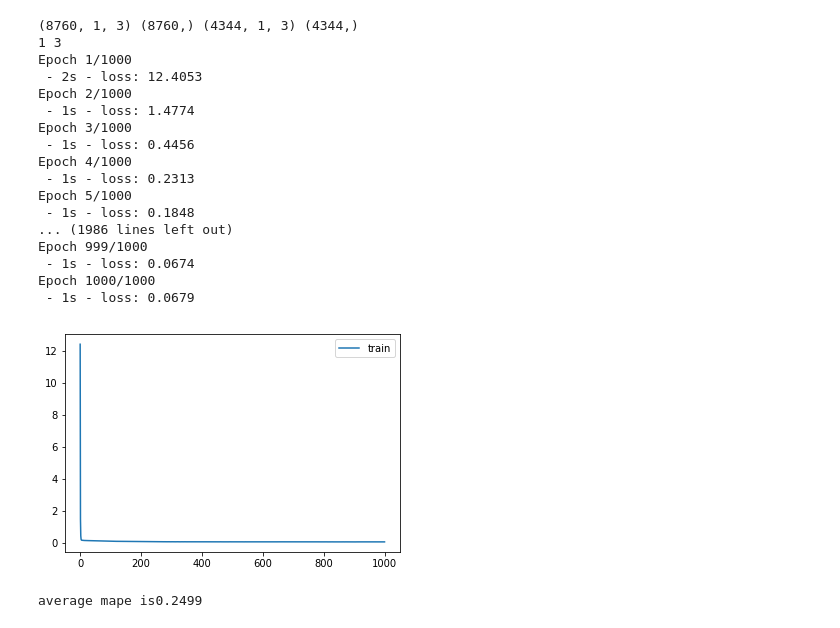
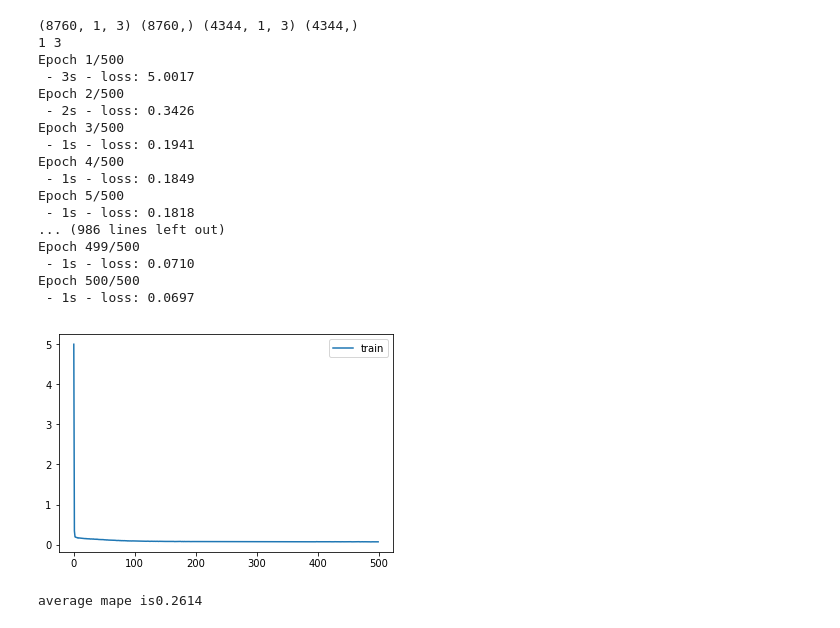
Before and after one commit to ivory2006/Forecasting-electricity-consumption, a Jupyter notebook: GRA_GRU/program/GRU_validation/GRU predions of ExperimentF upon validation datasets.ipynb, the cells around one changed output. Saved outputs shown, nothing was run; the diff lists cells and outputs as text; code cells hidden in the pictures.

```diff
--- a/GRA_GRU/program/GRU_validation/GRU predions of ExperimentF upon validation datasets.ipynb
+++ b/GRA_GRU/program/GRU_validation/GRU predions of ExperimentF upon validation datasets.ipynb
@@ -76,7 +76,7 @@ model.add(Dense(1))
 optimizer = SGD(lr=0.001, momentum=0.9)
 model.compile(loss='msle', optimizer=optimizer)
 # fit network
-history = model.fit(train_X, train_y, epochs=1000, batch_size=32,verbose=2, shuffle=False)# validation_data=(valid_X, valid_y),
+history = model.fit(train_X, train_y, epochs=500, batch_size=16,verbose=2, shuffle=False)# validation_data=(valid_X, valid_y),
 
 
 # plot history
@@ -94,47 +94,47 @@ test_y = test_y.reshape((len(test_y), 1))
 inv_y = concatenate((test_y, test_X[:, 0:]), axis=1)
 inv_y = inv_y[:, 0]
 
 l = len(test_y)
 single_mape = mean_absolute_percentage_error(test_y, yhat)
 for index in range(len(single_mape)):
     single_mape[index] = round(float(single_mape[index]),2)
 
 para1 = []
 para2 = []
 para3 = []
 for index in range(len(test_y)):
     para1.append(test_y[index][0])
 
 for index in range(len(yhat)):
     para2.append(yhat[index][0])
 
 for index in range(len(single_mape)):
     para3.append(single_mape[index][0])
 
 
 Data = {'reality':para1,'predict': para2, 'mape': para3}
 df = DataFrame(Data, columns=["reality", "predict", "mape"])
 df.to_csv("experimentF_GRU_validation_result.csv", index=False)
 
 average_mape = mape(l, test_y, yhat)
 print('average mape is'+"%.4f" % average_mape)
 # %% [output]
 (8760, 1, 3) (8760,) (4344, 1, 3) (4344,)
 1 3
-Epoch 1/1000
- - 2s - loss: 12.4053
-Epoch 2/1000
- - 1s - loss: 1.4774
-Epoch 3/1000
- - 1s - loss: 0.4456
-Epoch 4/1000
- - 1s - loss: 0.2313
-Epoch 5/1000
- - 1s - loss: 0.1848
-... (1986 lines left out)
-Epoch 999/1000
- - 1s - loss: 0.0674
-Epoch 1000/1000
- - 1s - loss: 0.0679
+Epoch 1/500
+ - 3s - loss: 5.0017
+Epoch 2/500
+ - 2s - loss: 0.3426
+Epoch 3/500
+ - 1s - loss: 0.1941
+Epoch 4/500
+ - 1s - loss: 0.1849
+Epoch 5/500
+ - 1s - loss: 0.1818
+... (986 lines left out)
+Epoch 499/500
+ - 1s - loss: 0.0710
+Epoch 500/500
+ - 1s - loss: 0.0697
-[figure, old version]
+[figure, new version]
-average mape is0.2499
+average mape is0.2614
```
